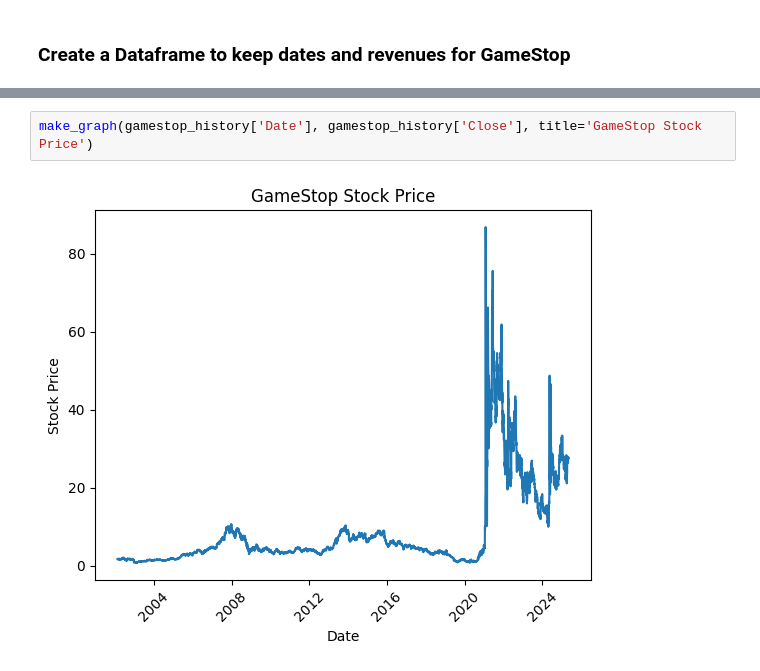
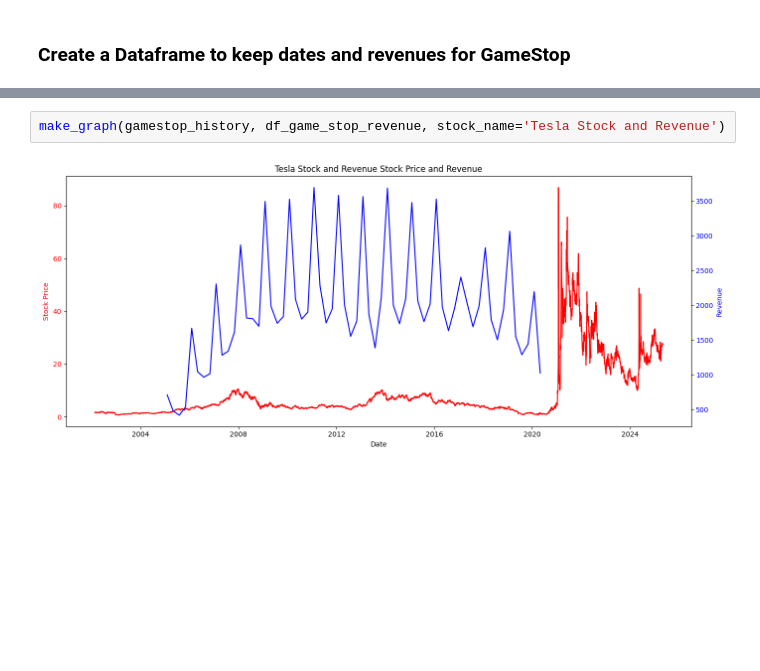
Before and after one commit to diogotraldi/Python-Project-for-Data-Science, a Jupyter notebook: analyzing-stock-cousera-assignment.ipynb, the cells around one changed output, grey strips where cells are left out. Drawn from its saved outputs; the diff is of its cells as text; blank space fills up the shorter version.

```diff
--- a/analyzing-stock-cousera-assignment.ipynb
+++ b/analyzing-stock-cousera-assignment.ipynb
@@ -227,4 +169,4 @@ make_graph(tesla_history['Date'], tesla_history['Close'], title='Tesla Stock Pri
-# %%
-make_graph(gamestop_history['Date'], gamestop_history['Close'], title='GameStop Stock Price')
-# %% [output]
-[figure, removed]
+# %%
+make_graph(gamestop_history, df_game_stop_revenue, stock_name='Tesla Stock and Revenue')
+# %% [output]
+[figure, added]
```
Also changed, not shown: parts of 27 cells of this notebook.
